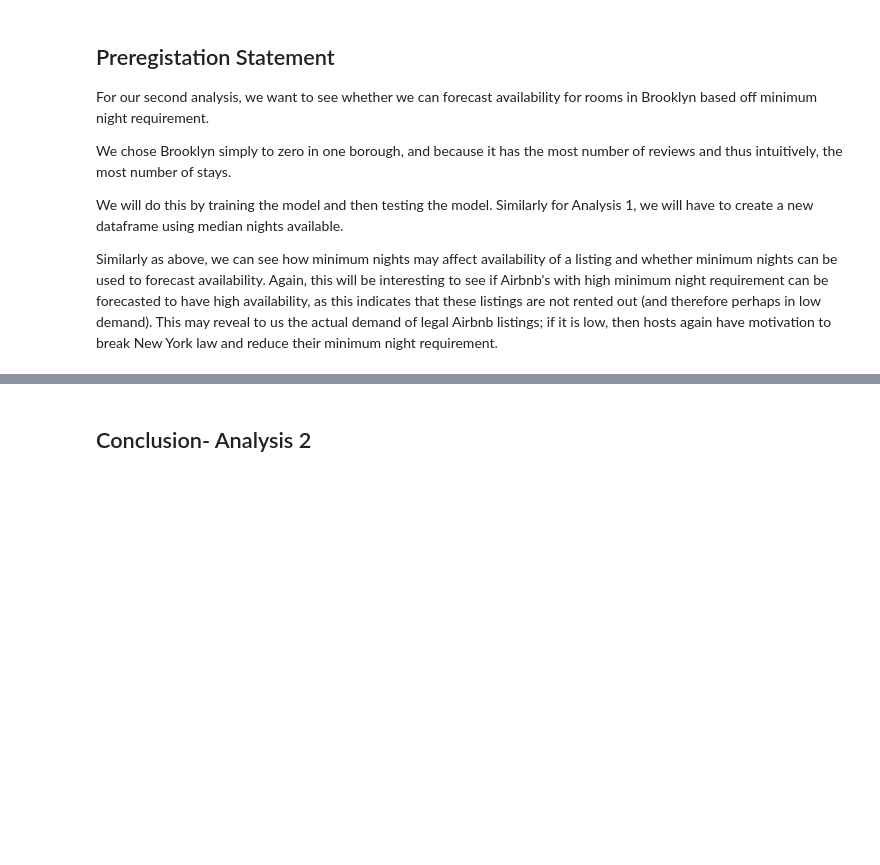
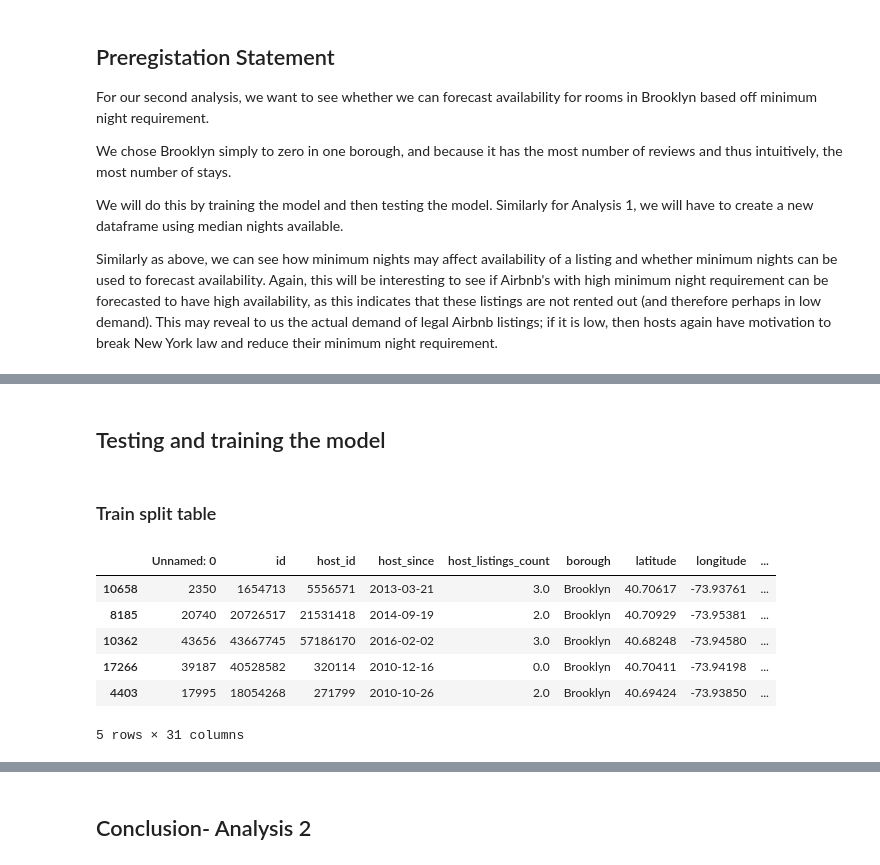
Before and after one commit to eliseburd/INFO2950project, a Jupyter notebook: 2950 Phase 4.ipynb, the cells around one changed output, grey strips where cells are left out. Cells and saved outputs as stored; diff of their text form; code cells hidden in the pictures; blank space fills up the shorter version.

```diff
--- a/2950 Phase 4.ipynb
+++ b/2950 Phase 4.ipynb
@@ -423,0 +448,17 @@ Similarly as above, we can see how minimum nights may affect availability of a l
+# %%
+abnb_brooklyn['med_avail_l30d'] = abnb_brooklyn['med_avail_l30d'].astype(int)
+brooklyn_train, brooklyn_test = train_test_split(abnb_brooklyn, test_size=0.3, random_state = 15)
+# %% [markdown]
+## Testing and training the model
+# %% [markdown]
+### Train split table
+# %%
+brooklyn_train.head()
+# %% [output]
+|  | Unnamed: 0 | id | host_id | host_since | host_listings_count | borough | latitude | longitude | ... |
+| 10658 | 2350 | 1654713 | 5556571 | 2013-03-21 | 3.0 | Brooklyn | 40.70617 | -73.93761 | ... |
+| 8185 | 20740 | 20726517 | 21531418 | 2014-09-19 | 2.0 | Brooklyn | 40.70929 | -73.95381 | ... |
+| 10362 | 43656 | 43667745 | 57186170 | 2016-02-02 | 3.0 | Brooklyn | 40.68248 | -73.94580 | ... |
+| 17266 | 39187 | 40528582 | 320114 | 2010-12-16 | 0.0 | Brooklyn | 40.70411 | -73.94198 | ... |
+| 4403 | 17995 | 18054268 | 271799 | 2010-10-26 | 2.0 | Brooklyn | 40.69424 | -73.93850 | ... |
+5 rows × 31 columns
```
Also changed, not shown: parts of 18 cells of this notebook.
